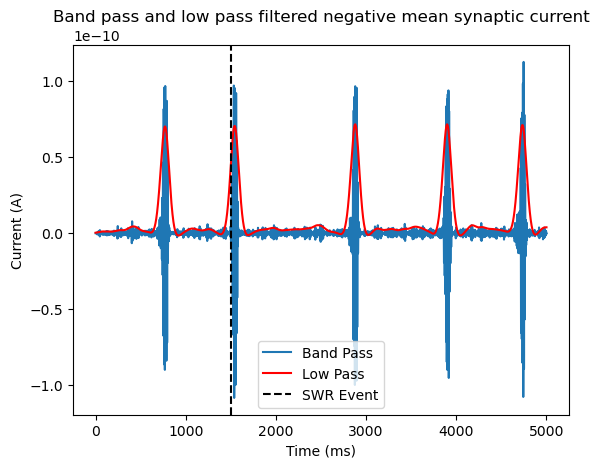
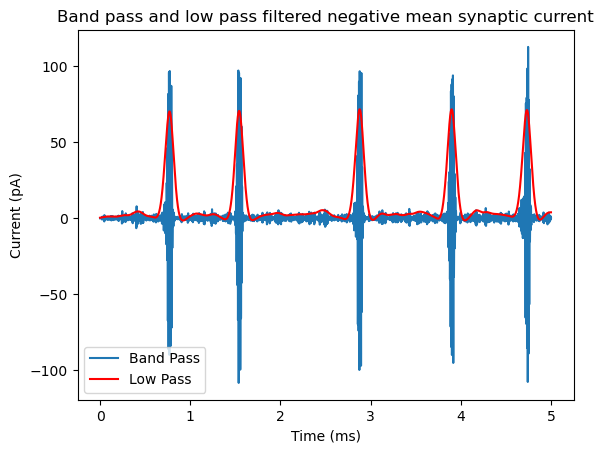
The notebook cell's code change between the first figure and the second:
--- before
+++ after
@@ -1,9 +1,8 @@
 # plot band pass and low pass filtered negative mean synaptic current
 # Similar to fig.3 in the paper
-plt.plot(current_monitor.t / ms, band_pass / amp, label='Band Pass')
-plt.plot(current_monitor.t / ms, low_pass / amp, label='Low Pass', color='red')
-plt.axvline(x=1500, color='black', linestyle='--', label='SWR Event')
+plt.plot(current_monitor.t / ms /1000, band_pass / amp*1e12, label='Band Pass')
+plt.plot(current_monitor.t / ms / 1000, low_pass / amp*1e12, label='Low Pass', color='red')
 plt.title("Band pass and low pass filtered negative mean synaptic current")
 plt.xlabel("Time (ms)")
-plt.ylabel("Current (A)")
+plt.ylabel("Current (pA)")
 plt.legend()

Commit: adjust plot units